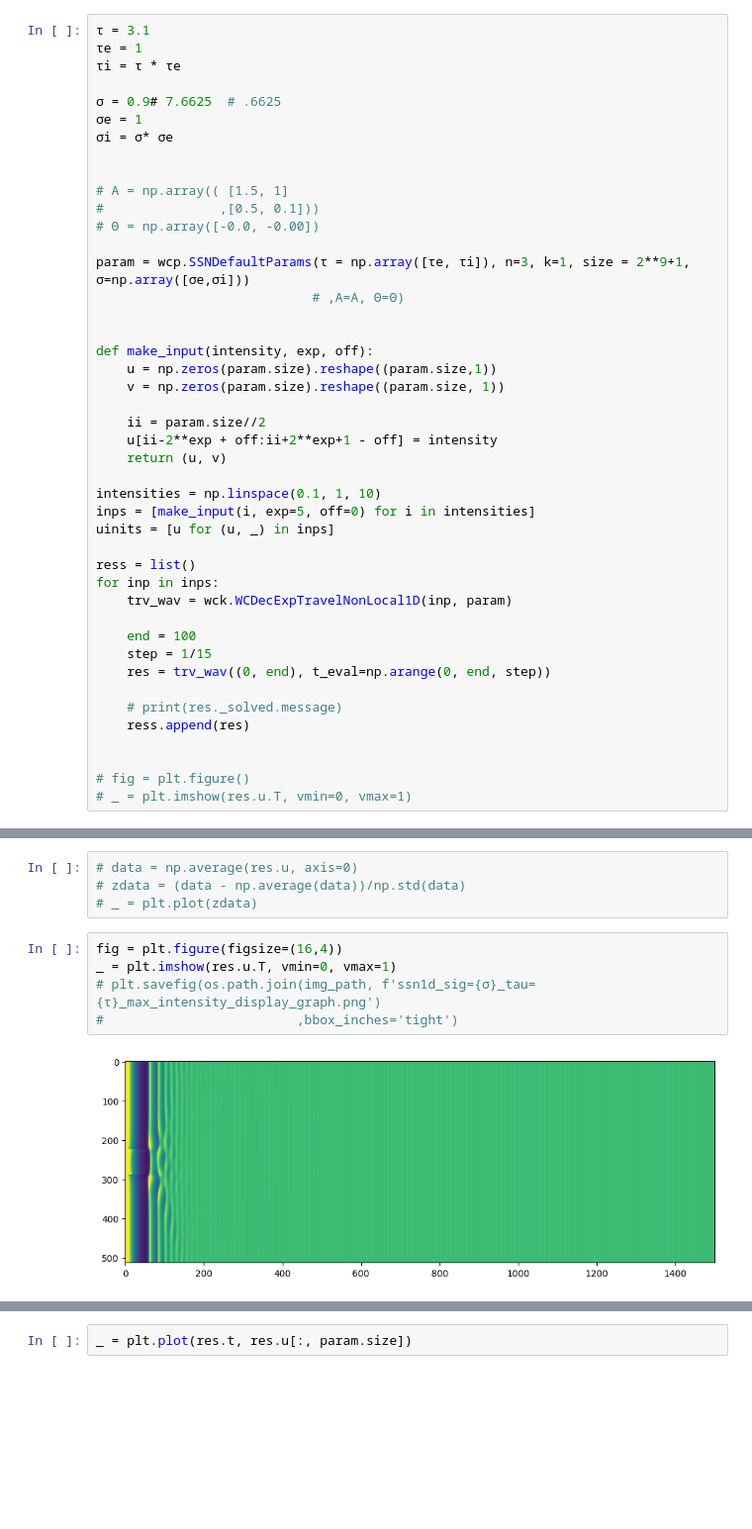
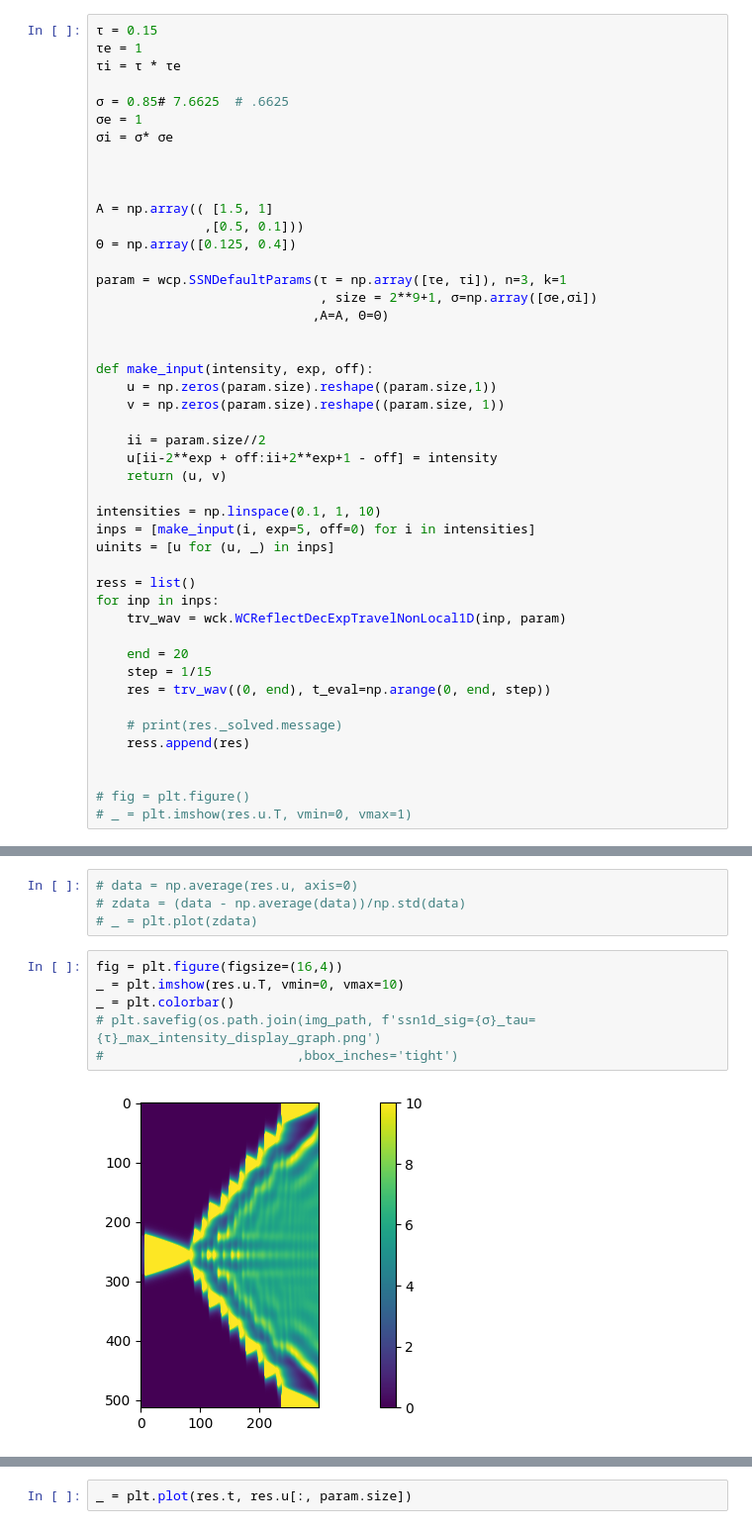
Before and after one commit to nbj2008/wilson_cowan_2d, a Jupyter notebook: notebooks/New Works/SSN 1D Non-Local Front.ipynb, the cells around one changed output, grey strips where cells are left out. Shown at 99% size. Cells and saved outputs as stored; diff of their text form; blank space fills up the shorter version.

```diff
--- a/notebooks/New Works/SSN 1D Non-Local Front.ipynb
+++ b/notebooks/New Works/SSN 1D Non-Local Front.ipynb
@@ -94,21 +94,23 @@ def plot_normalized_response(uinits, ress):
 
 # inp = (u, v)
 # %%
-τ = 3.1
+τ = 0.15
 τe = 1
 τi = τ * τe
 
-σ = 0.9# 7.6625  # .6625
+σ = 0.85# 7.6625  # .6625
 σe = 1
 σi = σ* σe
 
 
-# A = np.array(( [1.5, 1]
-#               ,[0.5, 0.1]))
-# Θ = np.array([-0.0, -0.00])
 
-param = wcp.SSNDefaultParams(τ = np.array([τe, τi]), n=3, k=1, size = 2**9+1, σ=np.array([σe,σi]))
-                            # ,A=A, Θ=Θ)
+A = np.array(( [1.5, 1]
+              ,[0.5, 0.1]))
+Θ = np.array([0.125, 0.4])
+
+param = wcp.SSNDefaultParams(τ = np.array([τe, τi]), n=3, k=1
+                             , size = 2**9+1, σ=np.array([σe,σi])
+                            ,A=A, Θ=Θ)
 
 
 def make_input(intensity, exp, off):
@@ -125,9 +127,9 @@ uinits = [u for (u, _) in inps]
 
 ress = list()
 for inp in inps:
-    trv_wav = wck.WCDecExpTravelNonLocal1D(inp, param)
+    trv_wav = wck.WCReflectDecExpTravelNonLocal1D(inp, param)
 
-    end = 100
+    end = 20
     step = 1/15
     res = trv_wav((0, end), t_eval=np.arange(0, end, step))
 
@@ -154,8 +156,9 @@ fig, ax = plot_normalized_response(uinits, ress)
 # _ = plt.plot(zdata)
 # %%
 fig = plt.figure(figsize=(16,4))
-_ = plt.imshow(res.u.T, vmin=0, vmax=1)
+_ = plt.imshow(res.u.T, vmin=0, vmax=10)
+_ = plt.colorbar()
 # plt.savefig(os.path.join(img_path, f'ssn1d_sig={σ}_tau={τ}_max_intensity_display_graph.png')
 #                         ,bbox_inches='tight')
 # %% [output]
-[figure, old version]
+[figure, new version]
```
Also changed, not shown: parts of 2 cells of this notebook, 3 other files.
